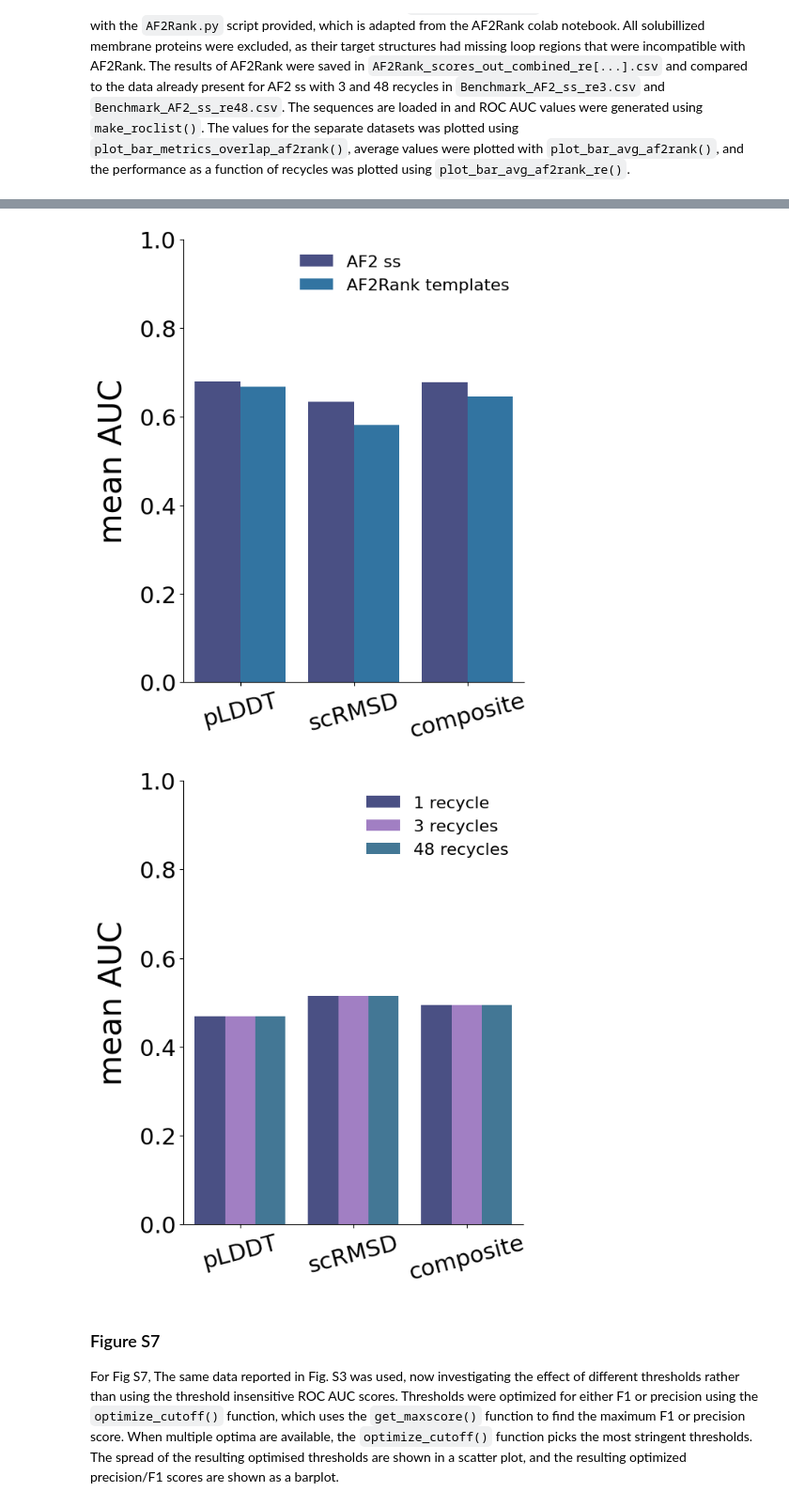
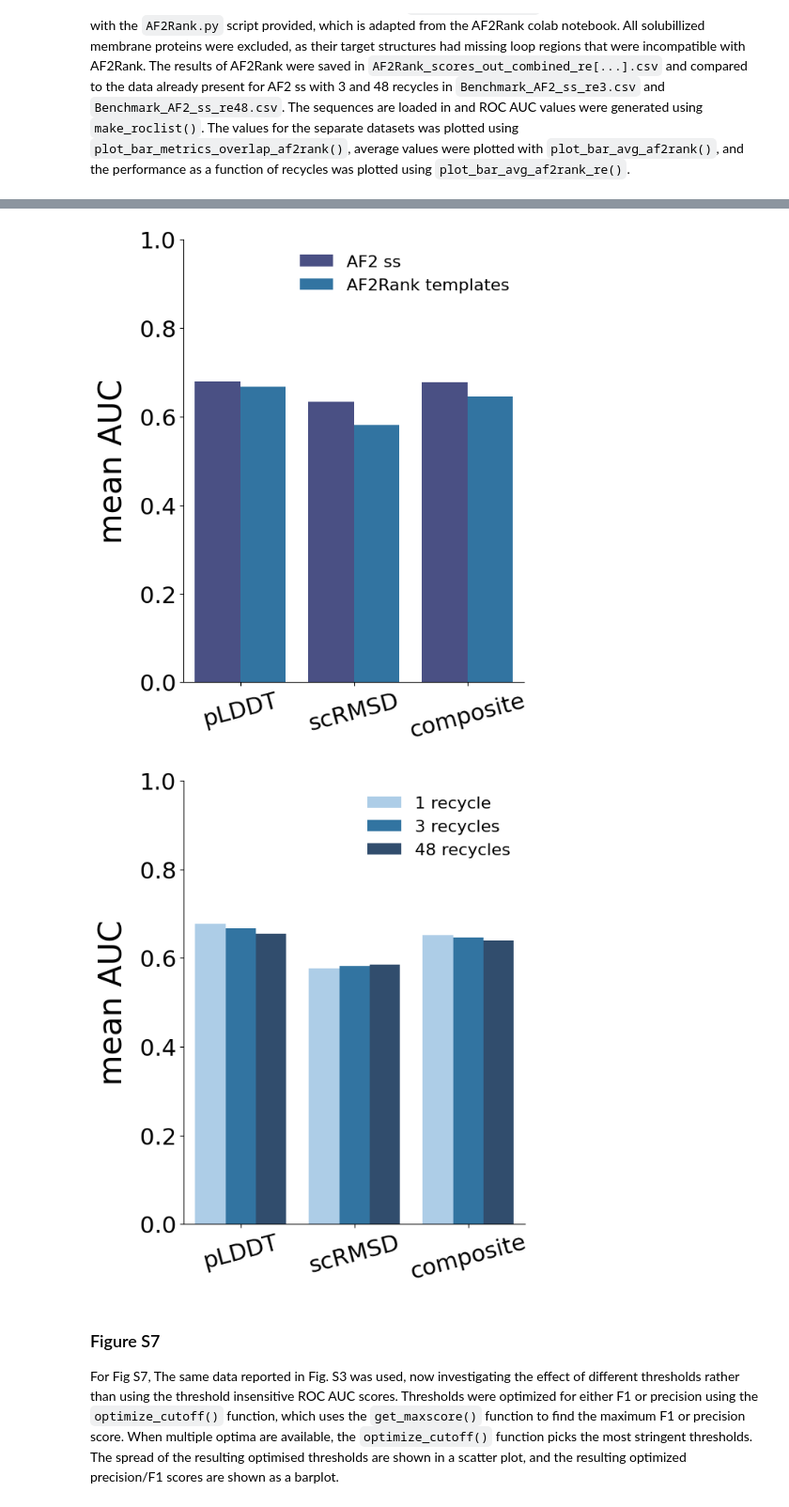
Before and after one commit to kt-korbeld/Limitations-refolding-pipeline-data, a Jupyter notebook: Plots.ipynb, the cells around one changed output, grey strips where cells are left out. Shown at 94% size. Cells and saved outputs as stored; diff of their text form; code cells hidden in the pictures.

Commit message:
update recycle data af2rank

```diff
--- a/Plots.ipynb
+++ b/Plots.ipynb
@@ -645,11 +663,14 @@ plot_bar_metrics_overlap_af2rank(df_re3=[roc_rmsd_re3, roc_rank_rmsd_re3], df_re
 
 
 # Fig S6c: calculate average ROC AUCs for different selections for 3 recycles
-roc_avg_plddt = make_roclist([df_benchmark_re3_ss, df_af_ig3], df_benchmark_exp, dataset_order, 2*['plddt'])
-roc_avg_rmsd = make_roclist([df_benchmark_re3_ss, df_af_ig3], df_benchmark_exp, dataset_order, ['rmsd', 'rmsd_io'], scale=-1)
-roc_avg_composite = make_roclist([df_benchmark_re3_ss, df_af_ig3], df_benchmark_exp, dataset_order, 2*['composite'])
+roc_avg_plddt = make_roclist([df_benchmark_re3_ss, df_af_rank3], df_benchmark_exp, dataset_order, 2*['plddt'])
+roc_avg_rmsd = make_roclist([df_benchmark_re3_ss, df_af_rank3], df_benchmark_exp, dataset_order, ['rmsd', 'rmsd_io'], scale=-1)
+roc_avg_composite = make_roclist([df_benchmark_re3_ss, df_af_rank3], df_benchmark_exp, dataset_order, 2*['composite'])
 plot_bar_avg_af2rank(roc_avg_plddt, roc_avg_rmsd, roc_avg_composite, len_datasets,
                     folder_outputs=os.path.join('.','figures','figures_SI'),name_out='Fig-S6-af2rank-avg.png')
+
+
+
 
 # Fig S6d: calculate average ROC AUCS for different number of recycles
 roc_rank_plddt = make_roclist([df_af_rank1, df_af_rank3, df_af_rank48], df_benchmark_exp, dataset_order, 3*['plddt'])
@@ -663,5 +684,5 @@ plot_bar_avg_af2rank_re(roc_rank_plddt, roc_rank_rmsd, roc_rank_composite, len_d
 [figure]
-[figure, old version]
+[figure, new version]
 # %% [markdown]
 ### Figure S7 ###
 For Fig S7, The same data reported in Fig. S3 was used, now investigating the effect of different thresholds rather than using the threshold insensitive ROC AUC scores. Thresholds were optimized for either F1 or precision using the `optimize_cutoff()` function, which uses the `get_maxscore()` function to find the maximum F1 or precision score. When multiple optima are available, the `optimize_cutoff()` function picks the most stringent thresholds. The spread of the resulting optimised thresholds are shown in a scatter plot, and the resulting optimized precision/F1 scores are shown as a barplot.
```
Also changed, not shown: parts of 2 cells of this notebook, 7 other files.
